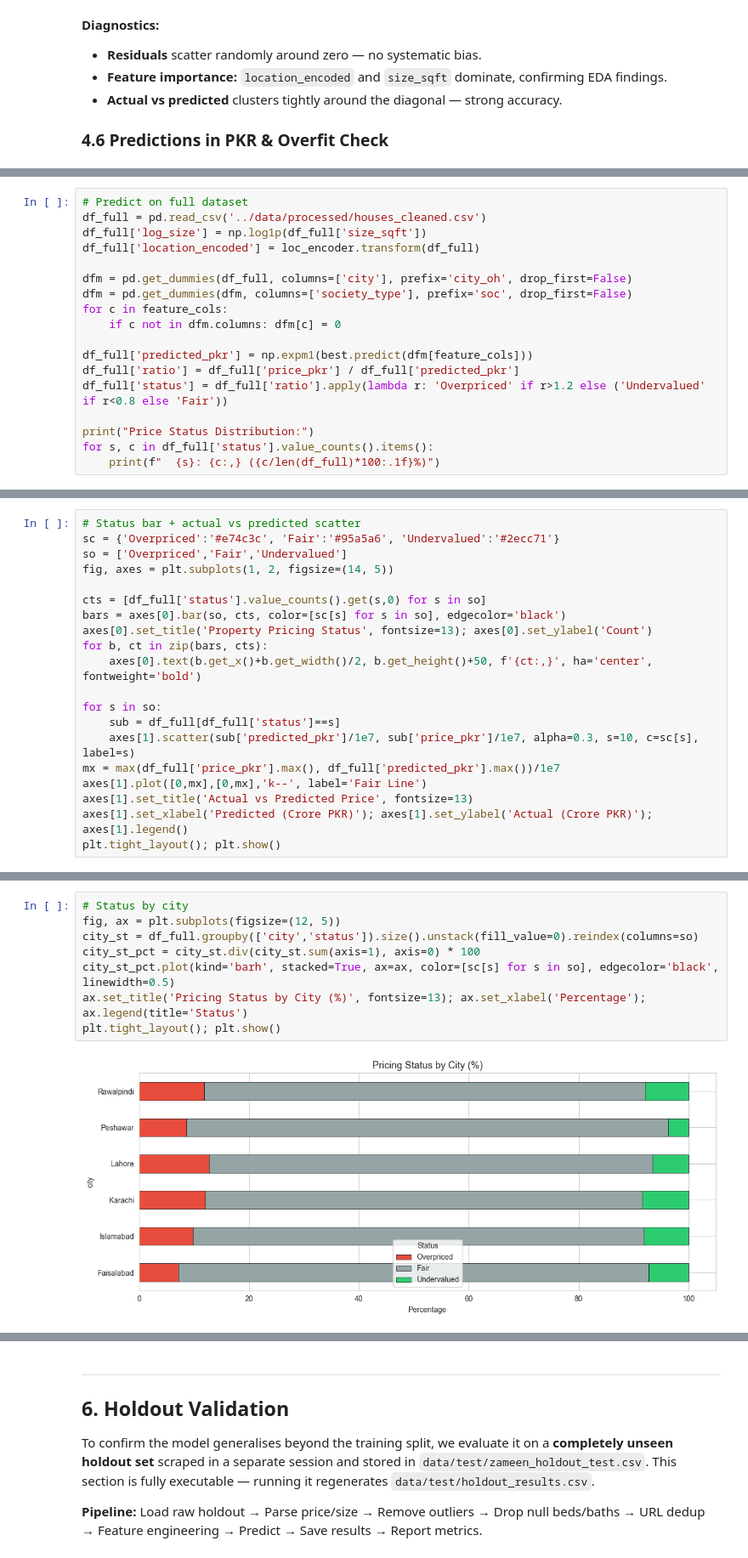
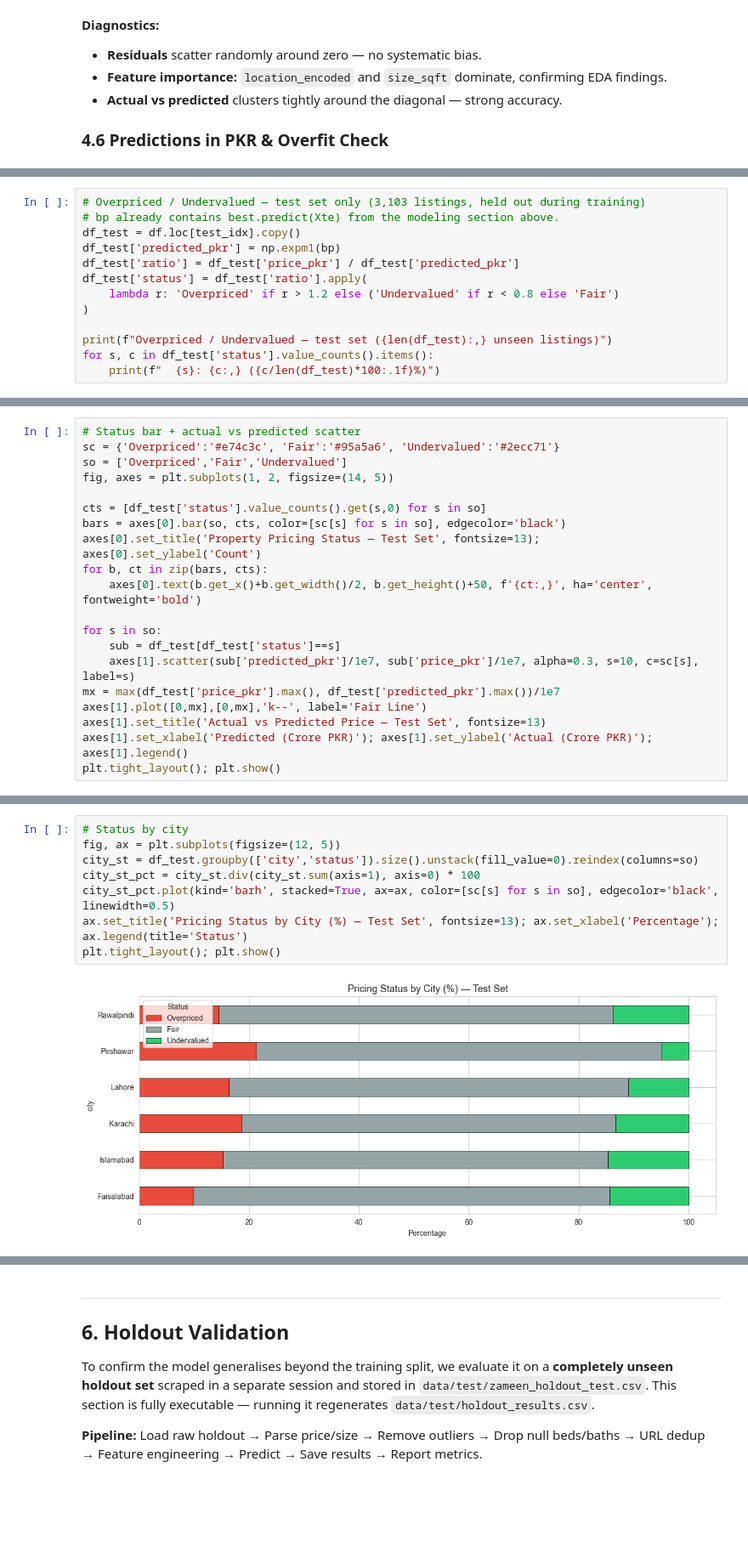
Before and after one commit to Momin-Abdurrehman/pakistan-property-analysis, a Jupyter notebook: notebooks/main.ipynb, the cells around one changed output, grey strips where cells are left out. Shown at 85% size. Saved outputs shown, nothing was run; the diff lists cells and outputs as text; blank space fills up the shorter version.

```diff
--- a/notebooks/main.ipynb
+++ b/notebooks/main.ipynb
@@ -1002,19 +1029,14 @@ Using the best model's predictions, we flag properties where the listed price de
 # %%
-# Predict on full dataset
-df_full = pd.read_csv('../data/processed/houses_cleaned.csv')
-df_full['log_size'] = np.log1p(df_full['size_sqft'])
-df_full['location_encoded'] = loc_encoder.transform(df_full)
+# Overpriced / Undervalued — test set only (3,103 listings, held out during training)
+# bp already contains best.predict(Xte) from the modeling section above.
+df_test = df.loc[test_idx].copy()
+df_test['predicted_pkr'] = np.expm1(bp)
+df_test['ratio'] = df_test['price_pkr'] / df_test['predicted_pkr']
+df_test['status'] = df_test['ratio'].apply(
+    lambda r: 'Overpriced' if r > 1.2 else ('Undervalued' if r < 0.8 else 'Fair')
+)
 
-dfm = pd.get_dummies(df_full, columns=['city'], prefix='city_oh', drop_first=False)
-dfm = pd.get_dummies(dfm, columns=['society_type'], prefix='soc', drop_first=False)
-for c in feature_cols:
-    if c not in dfm.columns: dfm[c] = 0
-
-df_full['predicted_pkr'] = np.expm1(best.predict(dfm[feature_cols]))
-df_full['ratio'] = df_full['price_pkr'] / df_full['predicted_pkr']
-df_full['status'] = df_full['ratio'].apply(lambda r: 'Overpriced' if r>1.2 else ('Undervalued' if r<0.8 else 'Fair'))
-
-print("Price Status Distribution:")
-for s, c in df_full['status'].value_counts().items():
-    print(f"  {s}: {c:,} ({c/len(df_full)*100:.1f}%)")
+print(f"Overpriced / Undervalued — test set ({len(df_test):,} unseen listings)")
+for s, c in df_test['status'].value_counts().items():
+    print(f"  {s}: {c:,} ({c/len(df_test)*100:.1f}%)")
 # %% [output]
@@ -1028,18 +1050,18 @@ sc = {'Overpriced':'#e74c3c', 'Fair':'#95a5a6', 'Undervalued':'#2ecc71'}
 so = ['Overpriced','Fair','Undervalued']
 fig, axes = plt.subplots(1, 2, figsize=(14, 5))
 
-cts = [df_full['status'].value_counts().get(s,0) for s in so]
+cts = [df_test['status'].value_counts().get(s,0) for s in so]
 bars = axes[0].bar(so, cts, color=[sc[s] for s in so], edgecolor='black')
-axes[0].set_title('Property Pricing Status', fontsize=13); axes[0].set_ylabel('Count')
+axes[0].set_title('Property Pricing Status — Test Set', fontsize=13); axes[0].set_ylabel('Count')
 for b, ct in zip(bars, cts):
     axes[0].text(b.get_x()+b.get_width()/2, b.get_height()+50, f'{ct:,}', ha='center', fontweight='bold')
 
 for s in so:
-    sub = df_full[df_full['status']==s]
+    sub = df_test[df_test['status']==s]
     axes[1].scatter(sub['predicted_pkr']/1e7, sub['price_pkr']/1e7, alpha=0.3, s=10, c=sc[s], label=s)
-mx = max(df_full['price_pkr'].max(), df_full['predicted_pkr'].max())/1e7
+mx = max(df_test['price_pkr'].max(), df_test['predicted_pkr'].max())/1e7
 axes[1].plot([0,mx],[0,mx],'k--', label='Fair Line')
-axes[1].set_title('Actual vs Predicted Price', fontsize=13)
+axes[1].set_title('Actual vs Predicted Price — Test Set', fontsize=13)
 axes[1].set_xlabel('Predicted (Crore PKR)'); axes[1].set_ylabel('Actual (Crore PKR)'); axes[1].legend()
 plt.tight_layout(); plt.show()
 # %% [output]
@@ -1047,11 +1069,11 @@ plt.tight_layout(); plt.show()
 # %%
 # Status by city
 fig, ax = plt.subplots(figsize=(12, 5))
-city_st = df_full.groupby(['city','status']).size().unstack(fill_value=0).reindex(columns=so)
+city_st = df_test.groupby(['city','status']).size().unstack(fill_value=0).reindex(columns=so)
 city_st_pct = city_st.div(city_st.sum(axis=1), axis=0) * 100
 city_st_pct.plot(kind='barh', stacked=True, ax=ax, color=[sc[s] for s in so], edgecolor='black', linewidth=0.5)
-ax.set_title('Pricing Status by City (%)', fontsize=13); ax.set_xlabel('Percentage'); ax.legend(title='Status')
+ax.set_title('Pricing Status by City (%) — Test Set', fontsize=13); ax.set_xlabel('Percentage'); ax.legend(title='Status')
 plt.tight_layout(); plt.show()
 # %% [output]
-[figure, old version]
+[figure, new version]
 # %% [markdown]
```
Also changed, not shown: parts of 9 cells of this notebook, 3 other files.
